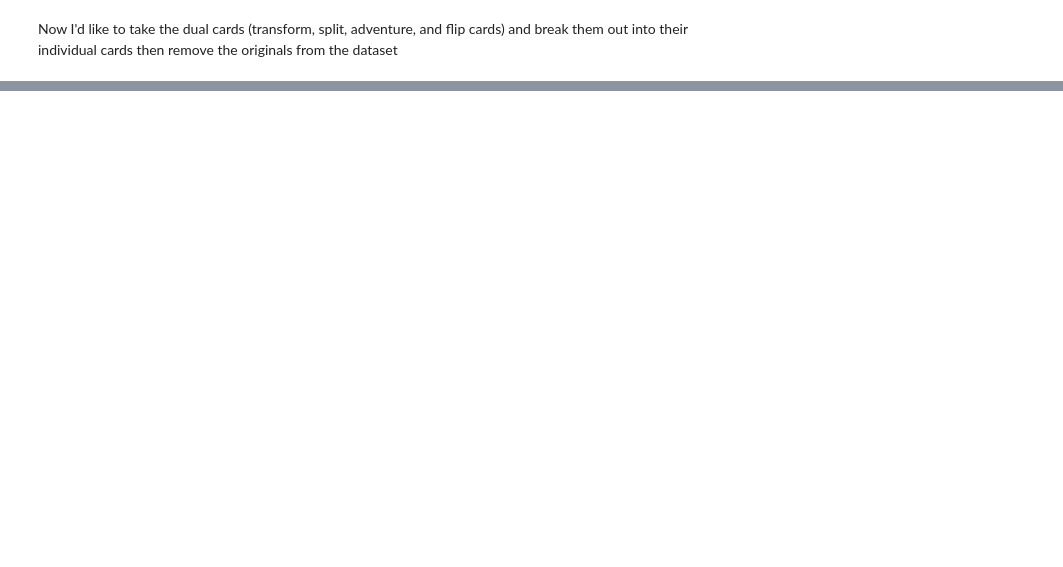
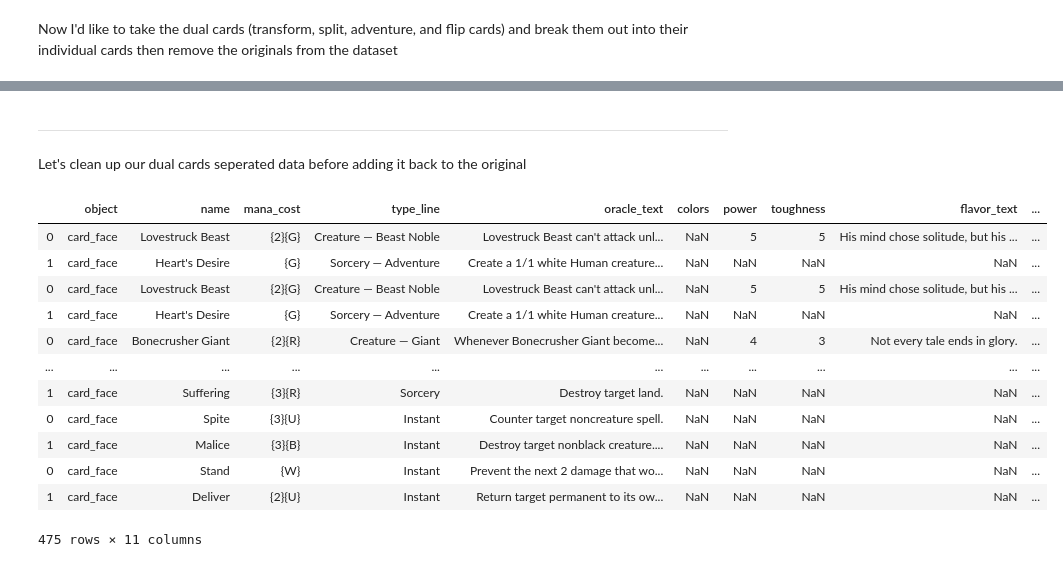
Before and after one commit to CreightonAshton/MTG_Recommender, a Jupyter notebook: Code/01 - Cleaning.ipynb, the cells around one changed output, grey strips where cells are left out. Cells and saved outputs as stored; diff of their text form; code cells hidden in the pictures; blank space fills up the shorter version.

```diff
--- a/Code/01 - Cleaning.ipynb
+++ b/Code/01 - Cleaning.ipynb
@@ -274,0 +332,19 @@ dual_df
+# %% [markdown]
+___
+Let's clean up our dual cards seperated data before adding it back to the original
+# %%
+dual_cards_sp.loc[dual_cards_sp['colors'].isnull()]
+# %% [output]
+|  | object | name | mana_cost | type_line | oracle_text | colors | power | toughness | flavor_text | ... |
+| 0 | card_face | Lovestruck Beast | {2}{G} | Creature — Beast Noble | Lovestruck Beast can't attack unl... | NaN | 5 | 5 | His mind chose solitude, but his ... | ... |
+| 1 | card_face | Heart's Desire | {G} | Sorcery — Adventure | Create a 1/1 white Human creature... | NaN | NaN | NaN | NaN | ... |
+| 0 | card_face | Lovestruck Beast | {2}{G} | Creature — Beast Noble | Lovestruck Beast can't attack unl... | NaN | 5 | 5 | His mind chose solitude, but his ... | ... |
+| 1 | card_face | Heart's Desire | {G} | Sorcery — Adventure | Create a 1/1 white Human creature... | NaN | NaN | NaN | NaN | ... |
+| 0 | card_face | Bonecrusher Giant | {2}{R} | Creature — Giant | Whenever Bonecrusher Giant become... | NaN | 4 | 3 | Not every tale ends in glory. | ... |
+| ... | ... | ... | ... | ... | ... | ... | ... | ... | ... | ... |
+| 1 | card_face | Suffering | {3}{R} | Sorcery | Destroy target land. | NaN | NaN | NaN | NaN | ... |
+| 0 | card_face | Spite | {3}{U} | Instant | Counter target noncreature spell. | NaN | NaN | NaN | NaN | ... |
+| 1 | card_face | Malice | {3}{B} | Instant | Destroy target nonblack creature.... | NaN | NaN | NaN | NaN | ... |
+| 0 | card_face | Stand | {W} | Instant | Prevent the next 2 damage that wo... | NaN | NaN | NaN | NaN | ... |
+| 1 | card_face | Deliver | {2}{U} | Instant | Return target permanent to its ow... | NaN | NaN | NaN | NaN | ... |
+475 rows × 11 columns
```
Also changed, not shown: parts of 30 cells of this notebook.
